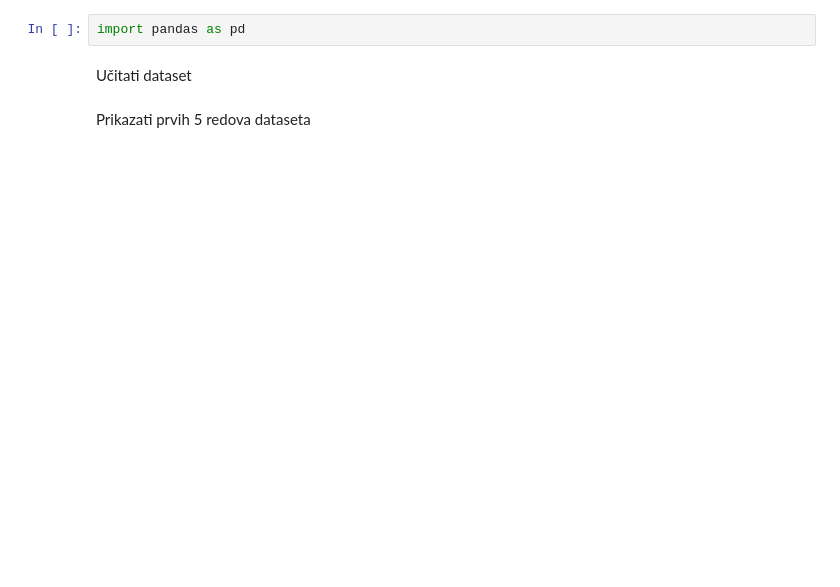
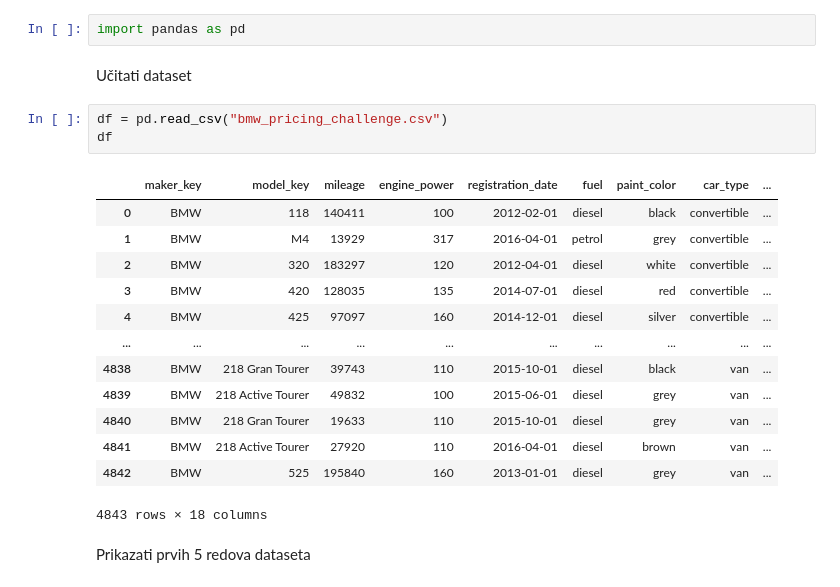
Before and after one commit to adnan-it-academy/data-management, a Jupyter notebook: vjezba 3/vjezba.ipynb, the cells around one changed output. Cells and saved outputs as stored; diff of their text form; blank space fills up the shorter version.

```diff
--- a/vjezba 3/vjezba.ipynb
+++ b/vjezba 3/vjezba.ipynb
@@ -2,5 +2,22 @@
 import pandas as pd
 # %% [markdown]
 Učitati dataset
+# %%
+df = pd.read_csv("bmw_pricing_challenge.csv")
+df
+# %% [output]
+|  | maker_key | model_key | mileage | engine_power | registration_date | fuel | paint_color | car_type | ... |
+| 0 | BMW | 118 | 140411 | 100 | 2012-02-01 | diesel | black | convertible | ... |
+| 1 | BMW | M4 | 13929 | 317 | 2016-04-01 | petrol | grey | convertible | ... |
+| 2 | BMW | 320 | 183297 | 120 | 2012-04-01 | diesel | white | convertible | ... |
+| 3 | BMW | 420 | 128035 | 135 | 2014-07-01 | diesel | red | convertible | ... |
+| 4 | BMW | 425 | 97097 | 160 | 2014-12-01 | diesel | silver | convertible | ... |
+| ... | ... | ... | ... | ... | ... | ... | ... | ... | ... |
+| 4838 | BMW | 218 Gran Tourer | 39743 | 110 | 2015-10-01 | diesel | black | van | ... |
+| 4839 | BMW | 218 Active Tourer | 49832 | 100 | 2015-06-01 | diesel | grey | van | ... |
+| 4840 | BMW | 218 Gran Tourer | 19633 | 110 | 2015-10-01 | diesel | grey | van | ... |
+| 4841 | BMW | 218 Active Tourer | 27920 | 110 | 2016-04-01 | diesel | brown | van | ... |
+| 4842 | BMW | 525 | 195840 | 160 | 2013-01-01 | diesel | grey | van | ... |
+4843 rows × 18 columns
 # %% [markdown]
 Prikazati prvih 5 redova dataseta
```
Also changed, not shown: parts of 27 cells of this notebook.
